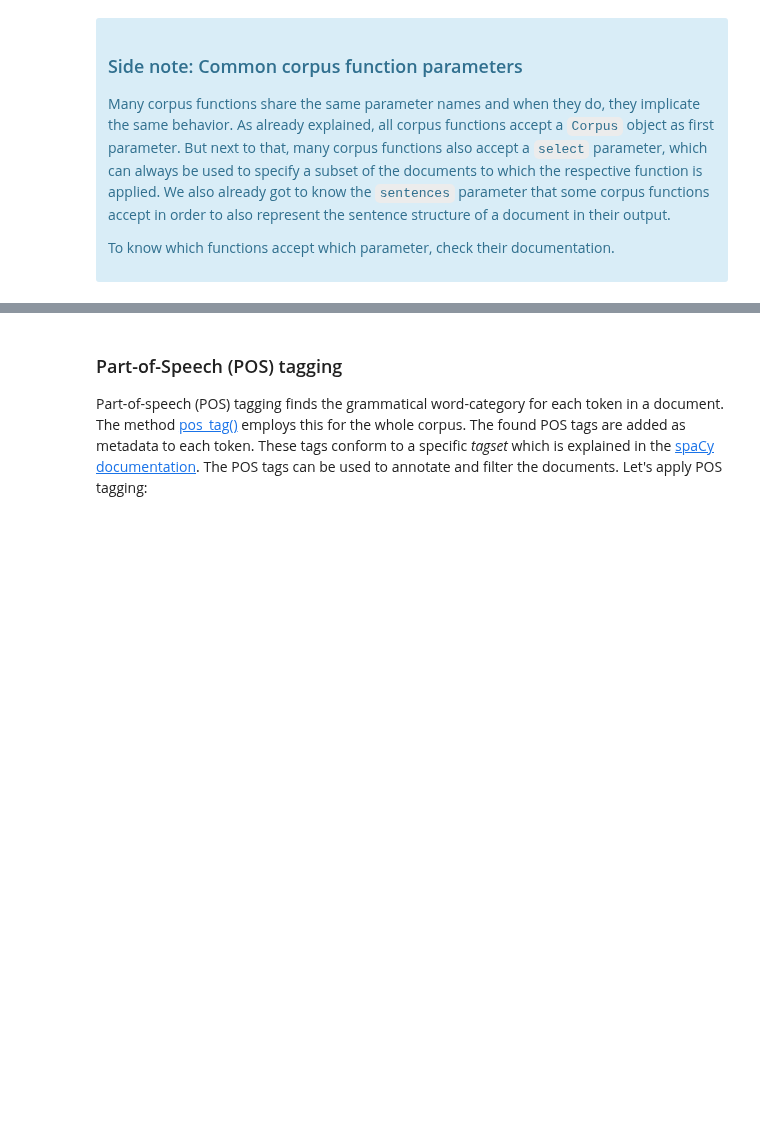
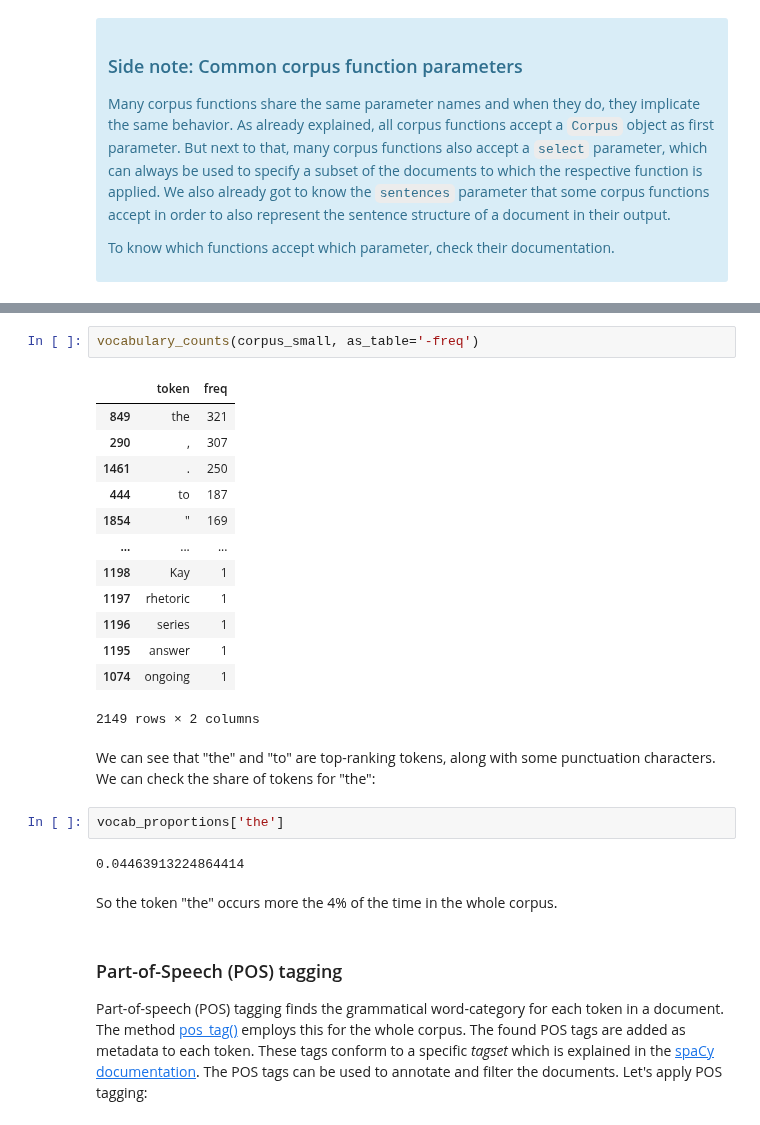
Before and after one commit to WZBSocialScienceCenter/tmtoolkit, a Jupyter notebook: doc/source/preprocessing.ipynb, the cells around one changed output, grey strips where cells are left out. Drawn from its saved outputs; the diff is of its cells as text; blank space fills up the shorter version.

Commit message:
+ proportions param for vocabulary_counts updated docs

```diff
--- a/doc/source/preprocessing.ipynb
+++ b/doc/source/preprocessing.ipynb
@@ -298,3 +294,27 @@ The document frequency of a token is the number of documents in which this token
+# %%
+vocabulary_counts(corpus_small, as_table='-freq')
+# %% [output]
+|  | token | freq |
+| 849 | the | 321 |
+| 290 | , | 307 |
+| 1461 | . | 250 |
+| 444 | to | 187 |
+| 1854 | " | 169 |
+| ... | ... | ... |
+| 1198 | Kay | 1 |
+| 1197 | rhetoric | 1 |
+| 1196 | series | 1 |
+| 1195 | answer | 1 |
+| 1074 | ongoing | 1 |
+2149 rows × 2 columns
+# %% [markdown]
+We can see that "the" and "to" are top-ranking tokens, along with some punctuation characters. We can check the share of tokens for "the":
+# %%
+vocab_proportions['the']
+# %% [output]
+0.04463913224864414
+# %% [markdown]
+So the token "the" occurs more the 4% of the time in the whole corpus.
 # %% [markdown]
 ### Part-of-Speech (POS) tagging
 
```
Also changed, not shown: parts of 41 cells of this notebook, 3 other files.
